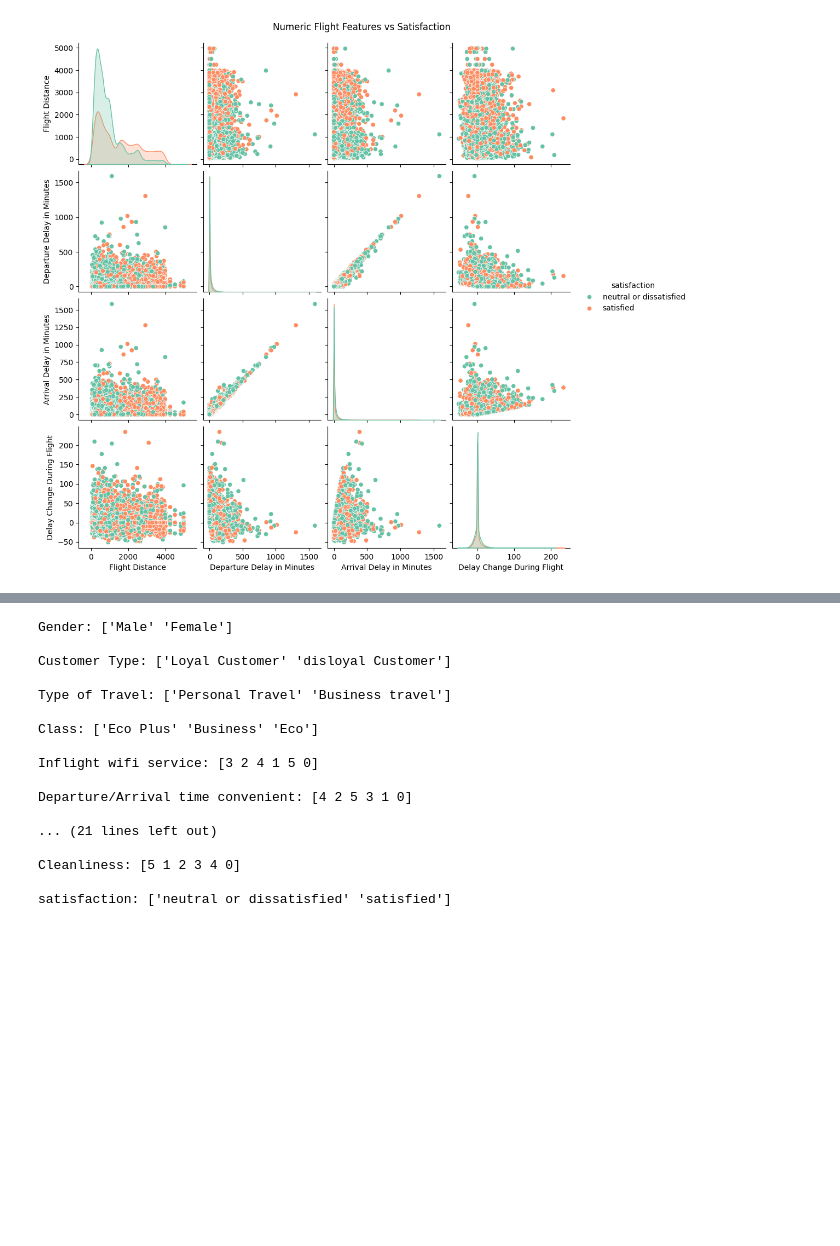
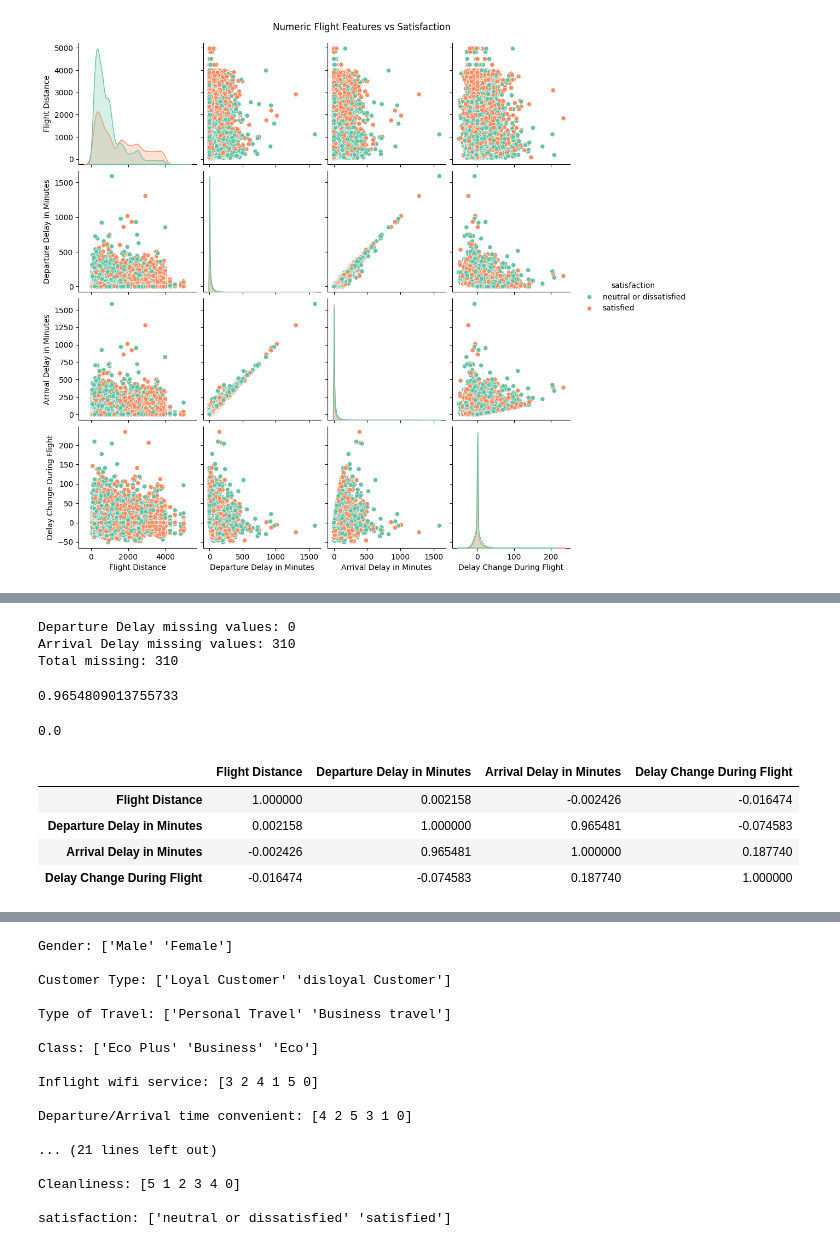
Before and after one commit to qslia/kaggle_Practice, a Jupyter notebook: python/airline-passenger-satisfaction.ipynb, the cells around one changed output, grey strips where cells are left out. Saved outputs shown, nothing was run; the diff lists cells and outputs as text; code cells hidden in the pictures; blank space fills up the shorter version.

```diff
--- a/python/airline-passenger-satisfaction.ipynb
+++ b/python/airline-passenger-satisfaction.ipynb
@@ -196,0 +254,11 @@ plt.show()
+# %%
+# Check for missing values in both columns
+print("Departure Delay missing values:", train_df['Departure Delay in Minutes'].isnull().sum())
+print("Arrival Delay missing values:", train_df['Arrival Delay in Minutes'].isnull().sum())
+
+# Check total missing values
+print("Total missing:", train_df[['Departure Delay in Minutes', 'Arrival Delay in Minutes']].isnull().sum().sum())
+# %% [output]
+Departure Delay missing values: 0
+Arrival Delay missing values: 310
+Total missing: 310
@@ -196,0 +271,8 @@ plt.show()
+# %%
+r
+# %% [output]
+0.9654809013755733
+# %%
+p
+# %% [output]
+0.0
@@ -196,0 +284,8 @@ plt.show()
+# %%
+corr_mat
+# %% [output]
+|  | Flight Distance | Departure Delay in Minutes | Arrival Delay in Minutes | Delay Change During Flight |
+| Flight Distance | 1.000000 | 0.002158 | -0.002426 | -0.016474 |
+| Departure Delay in Minutes | 0.002158 | 1.000000 | 0.965481 | -0.074583 |
+| Arrival Delay in Minutes | -0.002426 | 0.965481 | 1.000000 | 0.187740 |
+| Delay Change During Flight | -0.016474 | -0.074583 | 0.187740 | 1.000000 |
```
Also changed, not shown: parts of 22 cells of this notebook.
